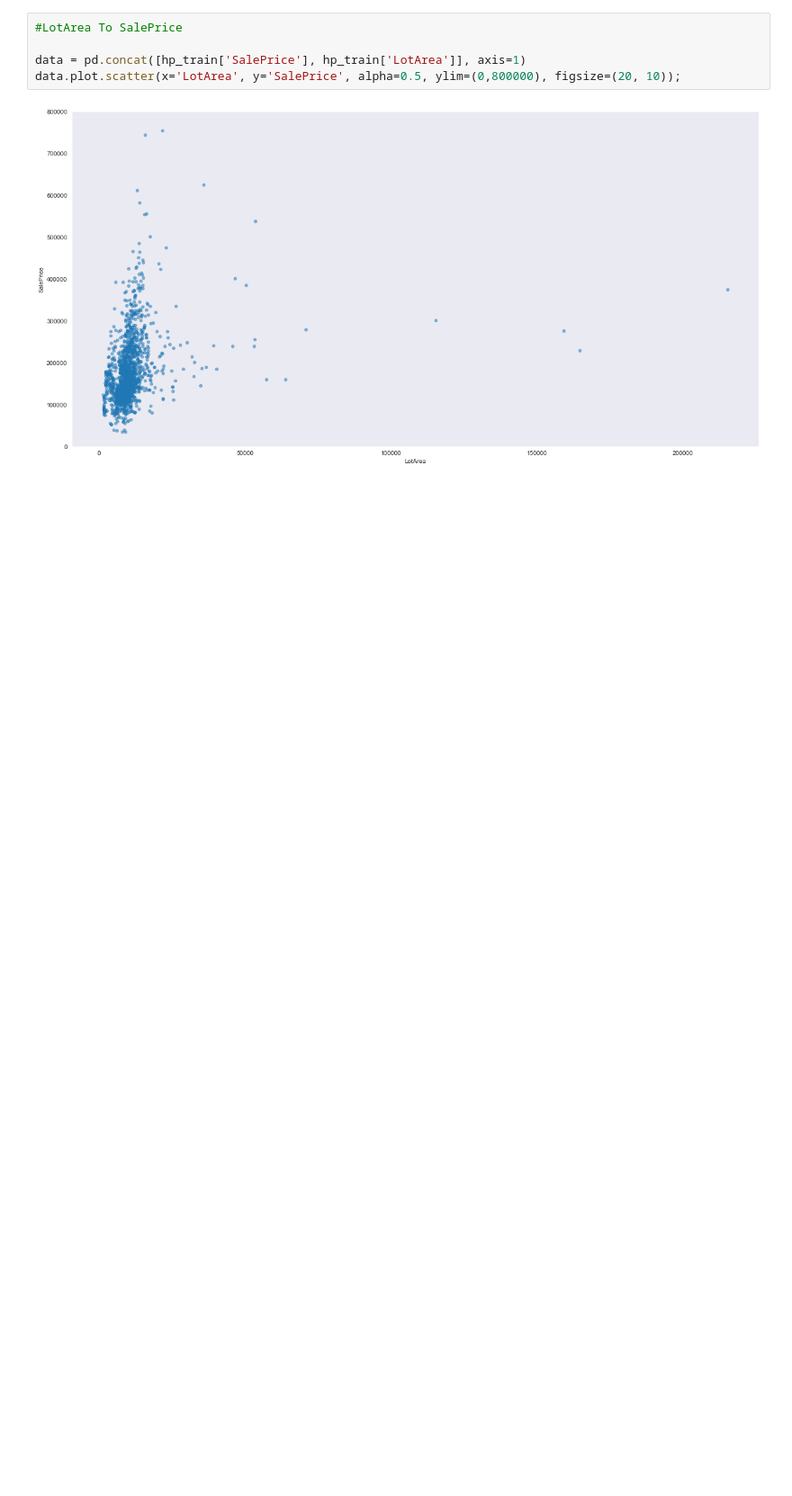
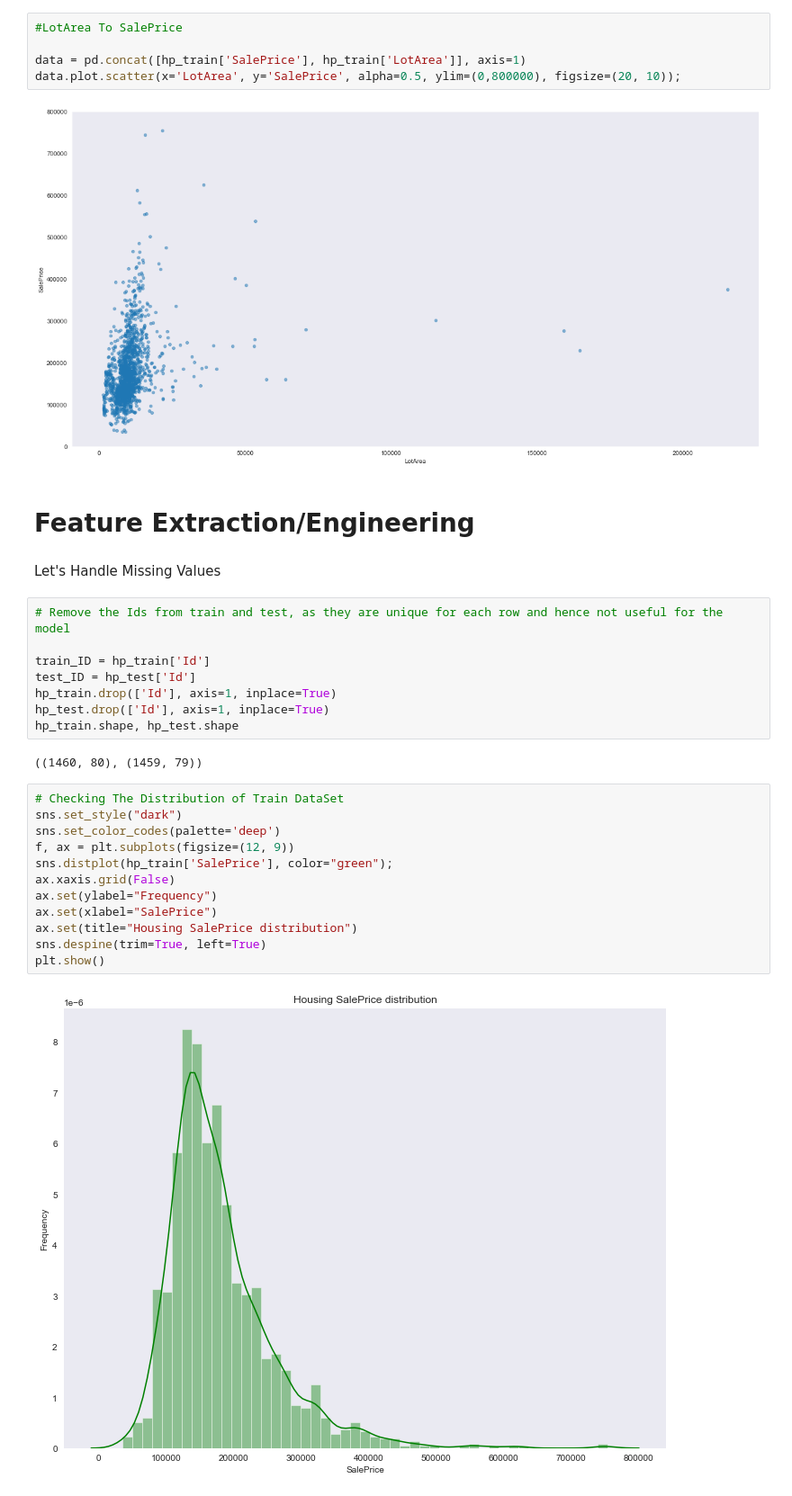
Before and after one commit to nandan1612/Kaggle_AdvanceRegression, a Jupyter notebook: advreg.ipynb, the cells around one changed output. Shown at 90% size. Drawn from its saved outputs; the diff is of its cells as text; blank space fills up the shorter version.

Commit message:
Feature Engineering Phase 1

```diff
--- a/advreg.ipynb
+++ b/advreg.ipynb
@@ -242,3 +243,31 @@ data = pd.concat([hp_train['SalePrice'], hp_train['LotArea']], axis=1)
 data.plot.scatter(x='LotArea', y='SalePrice', alpha=0.5, ylim=(0,800000), figsize=(20, 10));
 # %% [output]
 [figure]
+# %% [markdown]
+# Feature Extraction/Engineering
+# %% [markdown]
+Let's Handle Missing Values
+# %%
+# Remove the Ids from train and test, as they are unique for each row and hence not useful for the model
+
+train_ID = hp_train['Id']
+test_ID = hp_test['Id']
+hp_train.drop(['Id'], axis=1, inplace=True)
+hp_test.drop(['Id'], axis=1, inplace=True)
+hp_train.shape, hp_test.shape
+# %% [output]
+((1460, 80), (1459, 79))
+# %%
+# Checking The Distribution of Train DataSet
+sns.set_style("dark")
+sns.set_color_codes(palette='deep')
+f, ax = plt.subplots(figsize=(12, 9))
+sns.distplot(hp_train['SalePrice'], color="green");
+ax.xaxis.grid(False)
+ax.set(ylabel="Frequency")
+ax.set(xlabel="SalePrice")
+ax.set(title="Housing SalePrice distribution")
+sns.despine(trim=True, left=True)
+plt.show()
+# %% [output]
+[figure, added]
```
Also changed, not shown: parts of 6 cells of this notebook.
